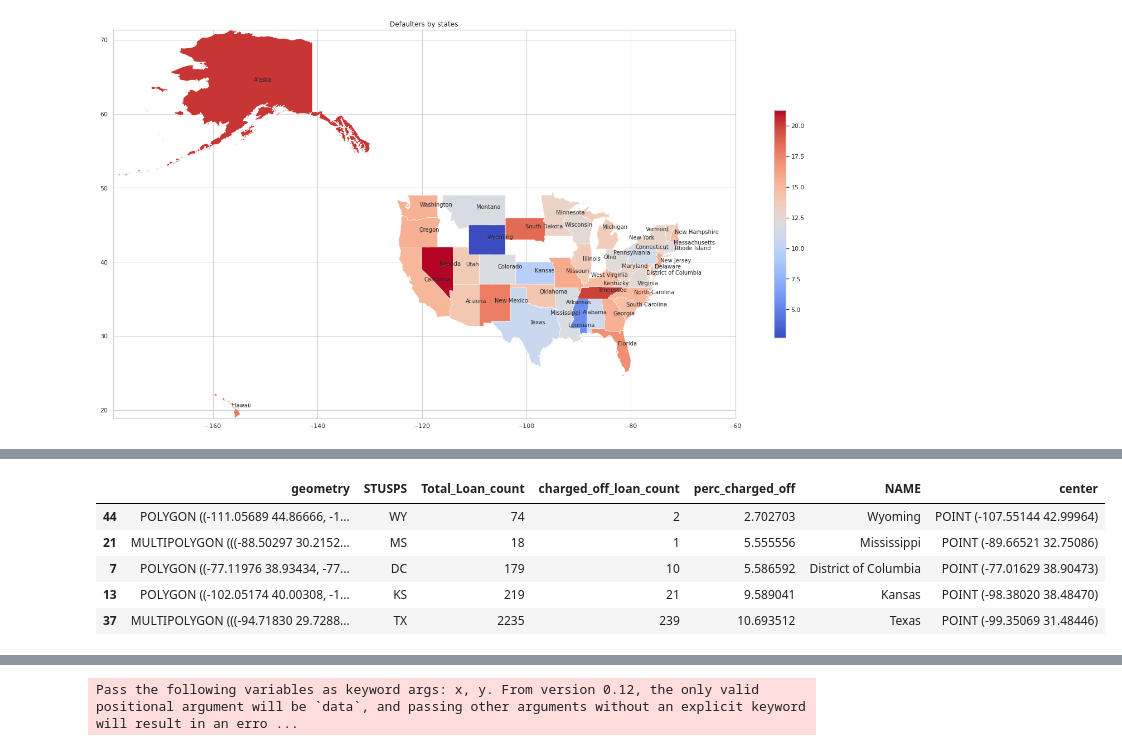
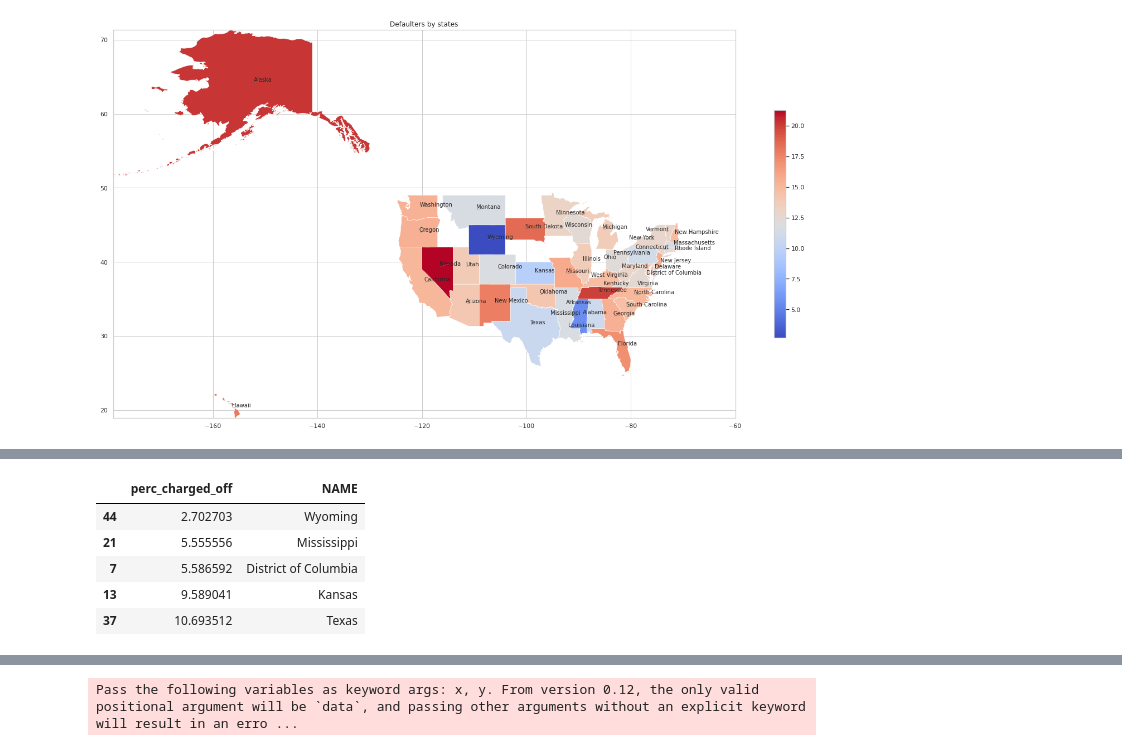
Before and after one commit to yashyennam/LendingClub-CaseStudy, a Jupyter notebook: Yash_Yennam.ipynb, the cells around one changed output, grey strips where cells are left out. Cells and saved outputs as stored; diff of their text form; code cells hidden in the pictures.

```diff
--- a/Yash_Yennam.ipynb
+++ b/Yash_Yennam.ipynb
@@ -160,0 +180,6 @@ dtype: float64
+# %%
+# Dropping unwanted Columns from the dataframe
+loan = loan.drop(['collections_12_mths_ex_med', 'chargeoff_within_12_mths', 'tax_liens', 'pymnt_plan', 'initial_list_status', 'policy_code', 'application_type', 'delinq_amnt', 'url', 'acc_now_delinq', 'out_prncp',
+                  'out_prncp_inv', 'zip_code', 'id', 'member_id', 'desc'],axis=1)
+
+print("Number of Columns deleted = {}".format(num_col - loan.shape[1]))
@@ -190,3 +221,0 @@ delinq_amnt 1
-# %%
-loan = loan.drop(['pymnt_plan', 'initial_list_status', 'policy_code', 'application_type', 'delinq_amnt', 'url', 'acc_now_delinq', 'out_prncp',
-                  'out_prncp_inv', 'zip_code', 'id', 'member_id'],axis=1)
@@ -547,9 +630,10 @@ final_gdf.sort_values(by="perc_charged_off", ascending=False).head(5)
 # %%
-final_gdf.sort_values(by="perc_charged_off", ascending=True).head(5)
+# Top 5 States with Lowest Default rates
+final_gdf.sort_values(by="perc_charged_off", ascending=True).head(5)[['perc_charged_off', 'NAME']]
 # %% [output]
-|  | geometry | STUSPS | Total_Loan_count | charged_off_loan_count | perc_charged_off | NAME | center |
-| 44 | POLYGON ((-111.05689 44.86666, -1... | WY | 74 | 2 | 2.702703 | Wyoming | POINT (-107.55144 42.99964) |
-| 21 | MULTIPOLYGON (((-88.50297 30.2152... | MS | 18 | 1 | 5.555556 | Mississippi | POINT (-89.66521 32.75086) |
-| 7 | POLYGON ((-77.11976 38.93434, -77... | DC | 179 | 10 | 5.586592 | District of Columbia | POINT (-77.01629 38.90473) |
-| 13 | POLYGON ((-102.05174 40.00308, -1... | KS | 219 | 21 | 9.589041 | Kansas | POINT (-98.38020 38.48470) |
-| 37 | MULTIPOLYGON (((-94.71830 29.7288... | TX | 2235 | 239 | 10.693512 | Texas | POINT (-99.35069 31.48446) |
+|  | perc_charged_off | NAME |
+| 44 | 2.702703 | Wyoming |
+| 21 | 5.555556 | Mississippi |
+| 7 | 5.586592 | District of Columbia |
+| 13 | 9.589041 | Kansas |
+| 37 | 10.693512 | Texas |
```
Also changed, not shown: parts of 103 cells of this notebook.
